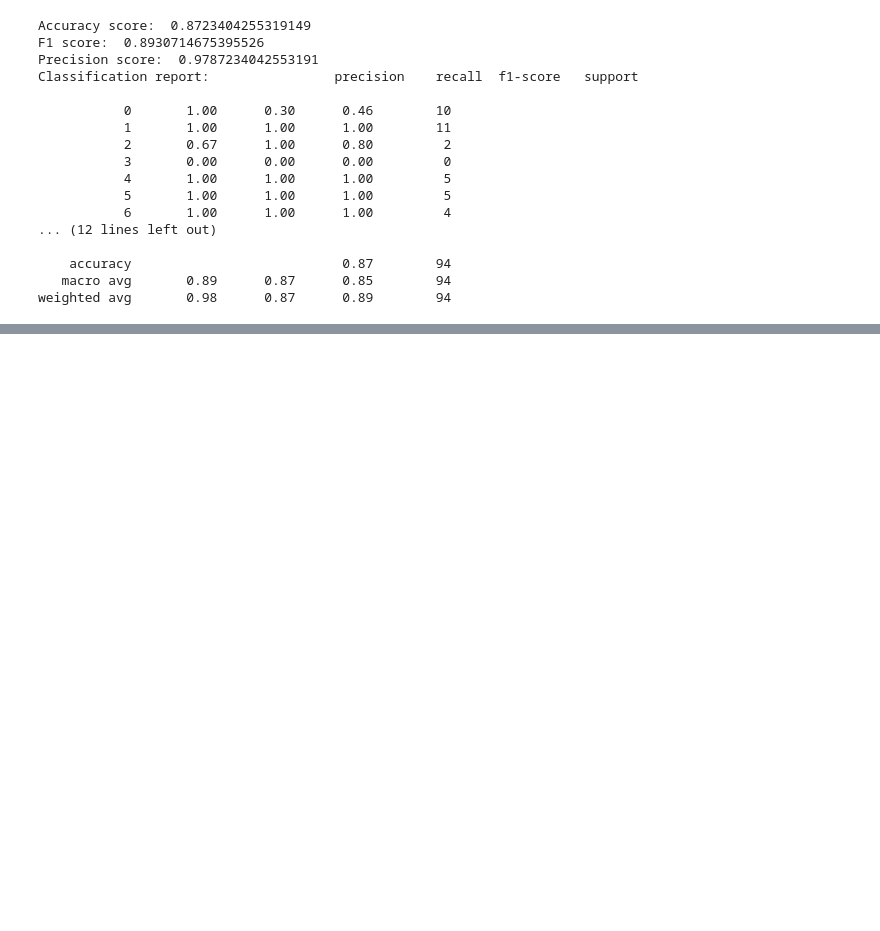
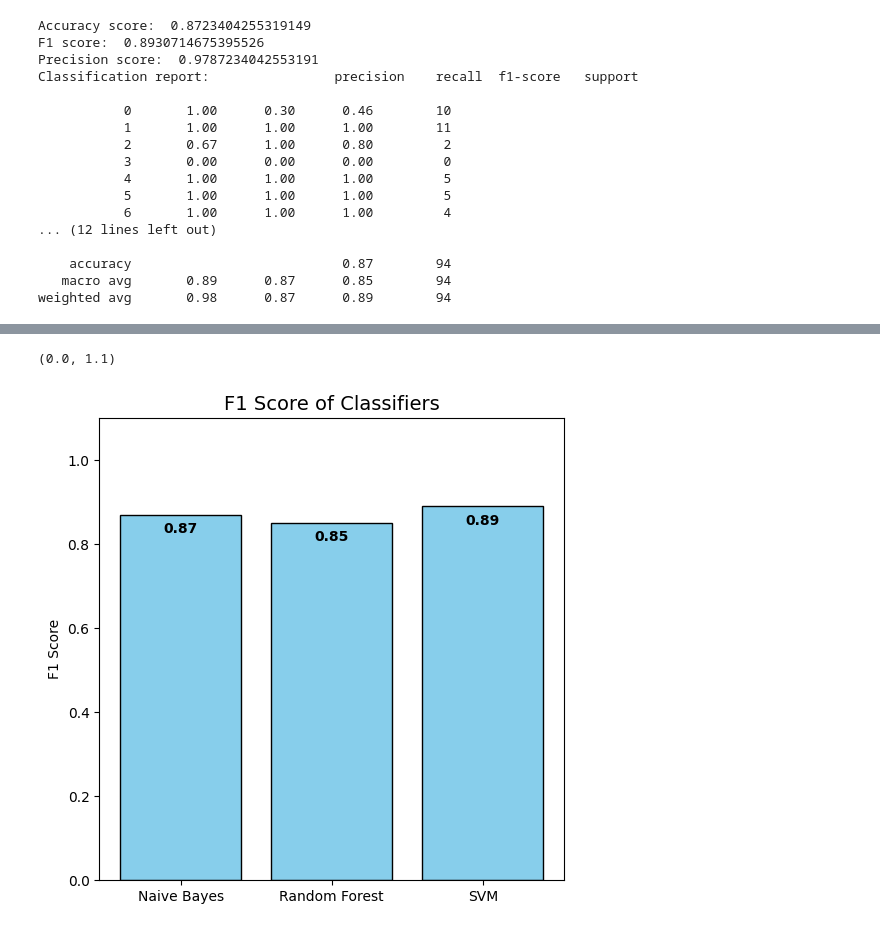
Before and after one commit to pratikchemate/ML_projects, a Jupyter notebook: Maratha_warfield.ipynb, the cells around one changed output, grey strips where cells are left out. Saved outputs shown, nothing was run; the diff lists cells and outputs as text; code cells hidden in the pictures; blank space fills up the shorter version.

```diff
--- a/Maratha_warfield.ipynb
+++ b/Maratha_warfield.ipynb
@@ -242,0 +333,21 @@ weighted avg       0.98      0.87      0.89        94
+# %%
+models = ["Naive Bayes", "Random Forest", "SVM"]
+f1_scores = [0.87, 0.85, 0.89]   # from your results
+
+# Plot
+plt.figure(figsize=(6,6))
+bars = plt.bar(models, f1_scores, color="skyblue", edgecolor="black")
+
+# Add value labels on top of bars
+for bar, score in zip(bars, f1_scores):
+    plt.text(bar.get_x() + bar.get_width()/2, bar.get_height() - 0.05,
+             f"{score:.2f}", ha="center", va="bottom", fontsize=10, fontweight="bold")
+
+# Titles and labels
+plt.title("F1 Score of Classifiers", fontsize=14)
+plt.ylabel("F1 Score")
+plt.ylim(0, 1.1)  # leave some space above bars
+#plt.xticks(rotation=20)
+# %% [output]
+(0.0, 1.1)
+[figure, added]
```
Also changed, not shown: parts of 16 cells of this notebook, 4 other files.
